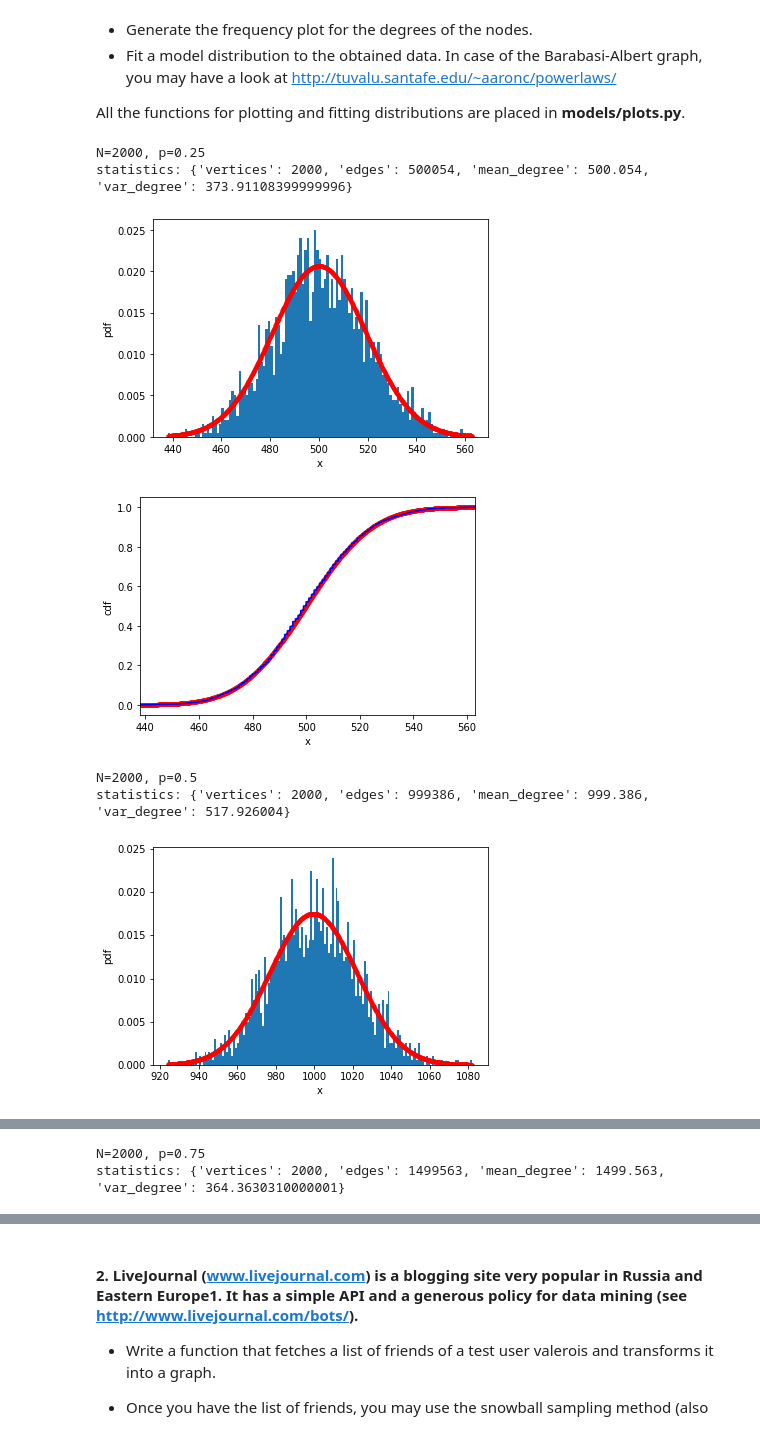
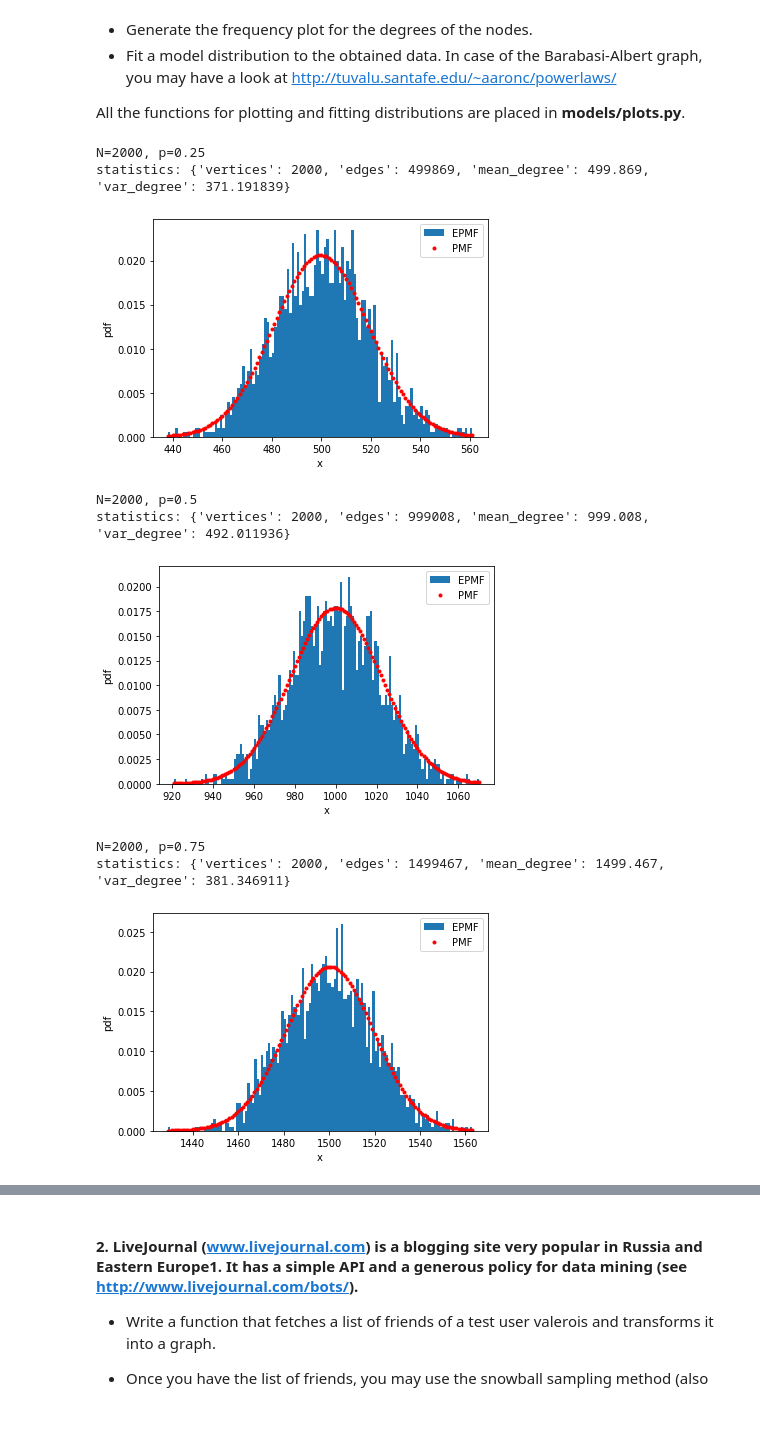
Before and after one commit to rogulforce/DPoCN, a Jupyter notebook: list_3/presentation.ipynb, the cells around one changed output, grey strips where cells are left out. Saved outputs shown, nothing was run; the diff lists cells and outputs as text; code cells hidden in the pictures.

Commit message:
list 3 done

```diff
--- a/list_3/presentation.ipynb
+++ b/list_3/presentation.ipynb
@@ -29,16 +38,26 @@ All the functions for plotting and fitting distributions are placed in __models/
 # %%
 # random graph
 
 for p_i in p:
     network = random_graph(N, p_i)
     print(f'N={N}, p={p_i}')
 
-    show_degree_distribution(network = network, distribution = scipy.stats.norm)
+    show_degree_distribution(network = network)
+
+    degree_list = [val for _, val in network.degree()]
+    domain_start, domain_end = min(degree_list), max(degree_list)
+
+    # fit binominal distribution
+    dist_pdf_plot(domain=(domain_start, domain_end), distribution=scipy.stats.binom, discrete=True, n=N, p=p_i)
+    plt.legend()
+    plt.show()
 # %% [output]
 N=2000, p=0.25
-statistics: {'vertices': 2000, 'edges': 500054, 'mean_degree': 500.054, 'var_degree': 373.91108399999996}
+statistics: {'vertices': 2000, 'edges': 499869, 'mean_degree': 499.869, 'var_degree': 371.191839}
-[figure, old version]
+[figure, new version]
+N=2000, p=0.5
+statistics: {'vertices': 2000, 'edges': 999008, 'mean_degree': 999.008, 'var_degree': 492.011936}
-[figure, old version]
+[figure, new version]
-N=2000, p=0.5
-statistics: {'vertices': 2000, 'edges': 999386, 'mean_degree': 999.386, 'var_degree': 517.926004}
+N=2000, p=0.75
+statistics: {'vertices': 2000, 'edges': 1499467, 'mean_degree': 1499.467, 'var_degree': 381.346911}
-[figure, old version]
+[figure, new version]
@@ -46,2 +63,0 @@ statistics: {'vertices': 2000, 'edges': 999386, 'mean_degree': 999.386, 'var_deg
-N=2000, p=0.75
-statistics: {'vertices': 2000, 'edges': 1499563, 'mean_degree': 1499.563, 'var_degree': 364.3630310000001}
```
Also changed, not shown: parts of 9 cells of this notebook, 1 other file.
